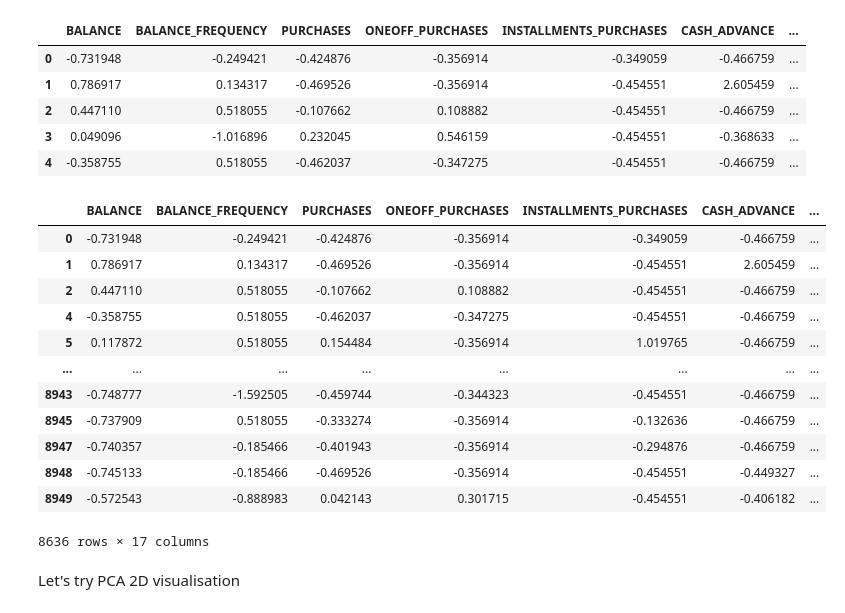
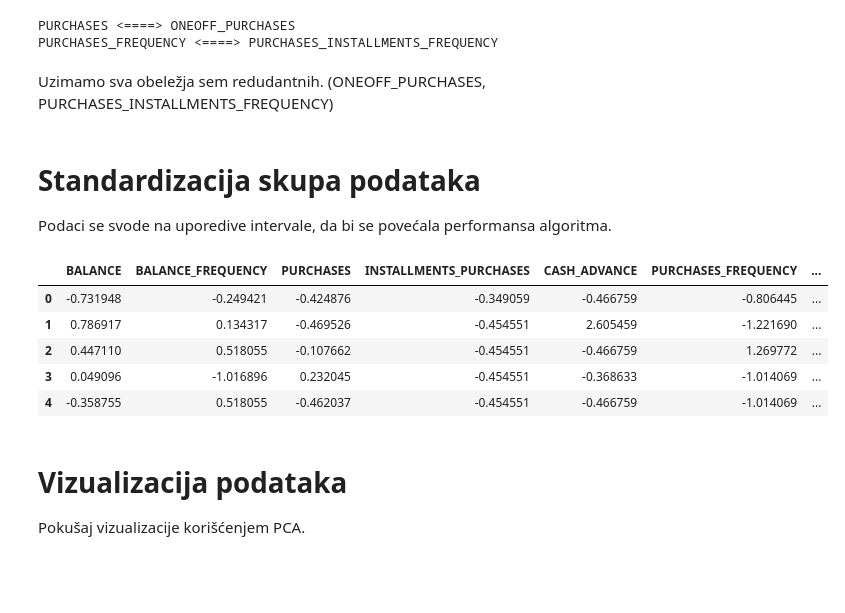
Before and after one commit to zdugi/ORI, a Jupyter notebook: clusters/CreditCards.ipynb, the cells around one changed output. Saved outputs shown, nothing was run; the diff lists cells and outputs as text; code cells hidden in the pictures; blank space fills up the shorter version.

```diff
--- a/clusters/CreditCards.ipynb
+++ b/clusters/CreditCards.ipynb
@@ -43,0 +48,3 @@ Calculate mean normalization
+# %%
+subframe = subframe.replace([np.inf, -np.inf], np.nan)
+subframe.isna().sum()
@@ -43,0 +72,2 @@ Calculate mean normalization
+# %%
+subframe.fillna(subframe.mean(), inplace=True)
@@ -44,34 +99,39 @@ Calculate mean normalization
+# %%
+CORR_CONST = 0.8
+columns = subframe.corr().columns
+
+for i in range(len(columns)):
+    for j in range(i + 1, len(columns)):
+        if abs(subframe.corr()[columns[i]][columns[j]]) > CORR_CONST:
+            print(columns[i], '<====>', columns[j])
+# %% [output]
+PURCHASES <====> ONEOFF_PURCHASES
+PURCHASES_FREQUENCY <====> PURCHASES_INSTALLMENTS_FREQUENCY
+# %% [markdown]
+Uzimamo sva obeležja sem redudantnih. (ONEOFF_PURCHASES, PURCHASES_INSTALLMENTS_FREQUENCY)
+# %%
+target_cols = ['BALANCE', 'BALANCE_FREQUENCY', 'PURCHASES', 'INSTALLMENTS_PURCHASES', 'CASH_ADVANCE', 'PURCHASES_FREQUENCY', 'ONEOFF_PURCHASES_FREQUENCY', 'CASH_ADVANCE_FREQUENCY', 'CASH_ADVANCE_TRX', 'PURCHASES_TRX', 'CREDIT_LIMIT', 'PAYMENTS', 'MINIMUM_PAYMENTS', 'PRC_FULL_PAYMENT', 'TENURE']
+subframe = subframe[target_cols]
+# %% [markdown]
+# Standardizacija skupa podataka
+Podaci se svode na uporedive intervale, da bi se povećala performansa algoritma.
 # %%
 frame_standard_deviation = subframe.std()
 frame_mean = subframe.mean()
-normalized_df = (subframe - subframe.mean())/subframe.std()
+stan_df = (subframe - subframe.mean())/subframe.std()
 # %%
-normalized_df.head()
+stan_df.head()
 # %% [output]
-|  | BALANCE | BALANCE_FREQUENCY | PURCHASES | ONEOFF_PURCHASES | INSTALLMENTS_PURCHASES | CASH_ADVANCE | ... |
-| 0 | -0.731948 | -0.249421 | -0.424876 | -0.356914 | -0.349059 | -0.466759 | ... |
-| 1 | 0.786917 | 0.134317 | -0.469526 | -0.356914 | -0.454551 | 2.605459 | ... |
-| 2 | 0.447110 | 0.518055 | -0.107662 | 0.108882 | -0.454551 | -0.466759 | ... |
-| 3 | 0.049096 | -1.016896 | 0.232045 | 0.546159 | -0.454551 | -0.368633 | ... |
-| 4 | -0.358755 | 0.518055 | -0.462037 | -0.347275 | -0.454551 | -0.466759 | ... |
+|  | BALANCE | BALANCE_FREQUENCY | PURCHASES | INSTALLMENTS_PURCHASES | CASH_ADVANCE | PURCHASES_FREQUENCY | ... |
+| 0 | -0.731948 | -0.249421 | -0.424876 | -0.349059 | -0.466759 | -0.806445 | ... |
+| 1 | 0.786917 | 0.134317 | -0.469526 | -0.454551 | 2.605459 | -1.221690 | ... |
+| 2 | 0.447110 | 0.518055 | -0.107662 | -0.454551 | -0.466759 | 1.269772 | ... |
+| 3 | 0.049096 | -1.016896 | 0.232045 | -0.454551 | -0.368633 | -1.014069 | ... |
+| 4 | -0.358755 | 0.518055 | -0.462037 | -0.454551 | -0.466759 | -1.014069 | ... |
-# %%
-normalized_df.dropna()
-# %% [output]
-|  | BALANCE | BALANCE_FREQUENCY | PURCHASES | ONEOFF_PURCHASES | INSTALLMENTS_PURCHASES | CASH_ADVANCE | ... |
-| 0 | -0.731948 | -0.249421 | -0.424876 | -0.356914 | -0.349059 | -0.466759 | ... |
-| 1 | 0.786917 | 0.134317 | -0.469526 | -0.356914 | -0.454551 | 2.605459 | ... |
-| 2 | 0.447110 | 0.518055 | -0.107662 | 0.108882 | -0.454551 | -0.466759 | ... |
-| 4 | -0.358755 | 0.518055 | -0.462037 | -0.347275 | -0.454551 | -0.466759 | ... |
-| 5 | 0.117872 | 0.518055 | 0.154484 | -0.356914 | 1.019765 | -0.466759 | ... |
-| ... | ... | ... | ... | ... | ... | ... | ... |
-| 8943 | -0.748777 | -1.592505 | -0.459744 | -0.344323 | -0.454551 | -0.466759 | ... |
-| 8945 | -0.737909 | 0.518055 | -0.333274 | -0.356914 | -0.132636 | -0.466759 | ... |
-| 8947 | -0.740357 | -0.185466 | -0.401943 | -0.356914 | -0.294876 | -0.466759 | ... |
-| 8948 | -0.745133 | -0.185466 | -0.469526 | -0.356914 | -0.454551 | -0.449327 | ... |
-| 8949 | -0.572543 | -0.888983 | 0.042143 | 0.301715 | -0.454551 | -0.406182 | ... |
-8636 rows × 17 columns
-# %% [markdown]
-Let's try PCA 2D visualisation
+# %% [markdown]
+# Vizualizacija podataka
+
+Pokušaj vizualizacije korišćenjem PCA.
 # %%
 from sklearn.decomposition import PCA
 # %%
```
Also changed, not shown: parts of 42 cells of this notebook, 6 other files.
